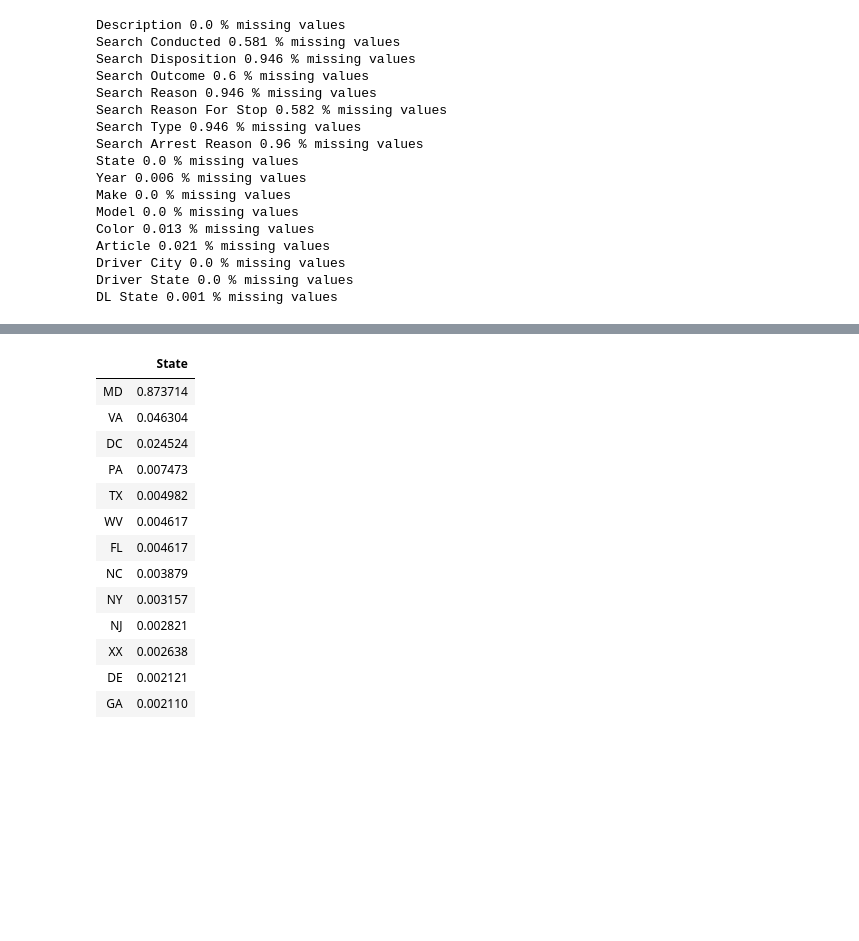
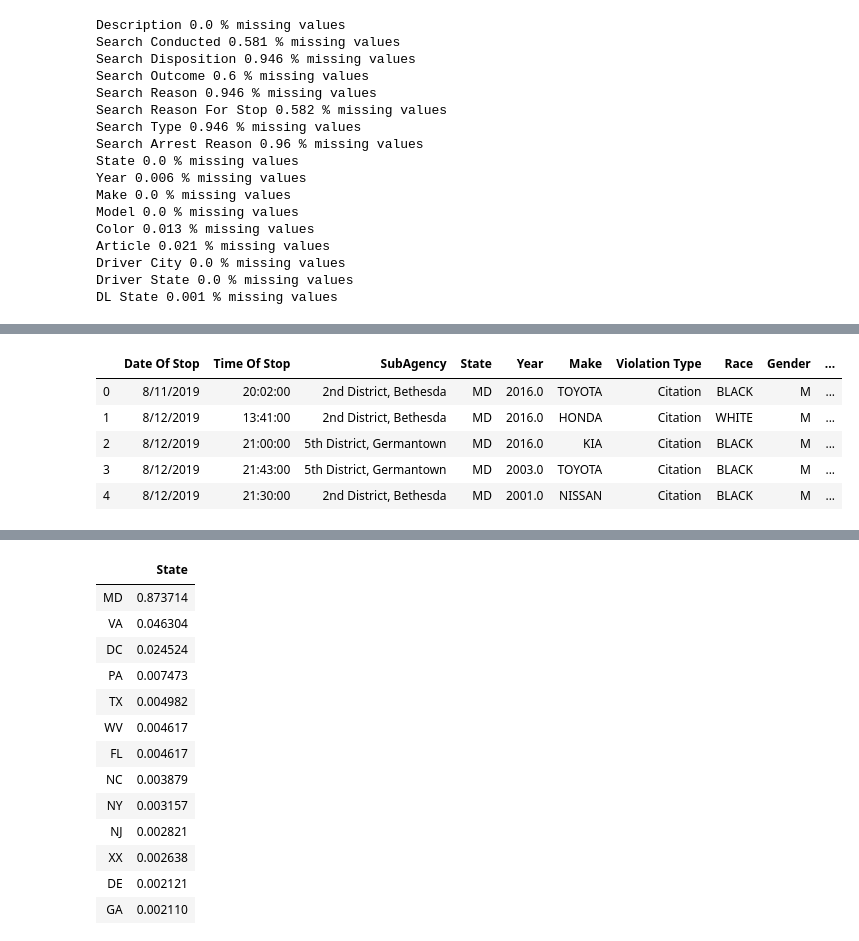
Before and after one commit to Dantarshi/Traffic-Stops, a Jupyter notebook: Traffic Stops.ipynb, the cells around one changed output, grey strips where cells are left out. Drawn from its saved outputs; the diff is of its cells as text; code cells hidden in the pictures; blank space fills up the shorter version.

```diff
--- a/Traffic Stops.ipynb
+++ b/Traffic Stops.ipynb
@@ -202,3 +206,13 @@ data.shape
+# %%
+data['Year Of Stop'] = pd.DatetimeIndex(data['Date Of Stop']).year
+data.head()
+# %% [output]
+|  | Date Of Stop | Time Of Stop | SubAgency | State | Year | Make | Violation Type | Race | Gender | ... |
+| 0 | 8/11/2019 | 20:02:00 | 2nd District, Bethesda | MD | 2016.0 | TOYOTA | Citation | BLACK | M | ... |
+| 1 | 8/12/2019 | 13:41:00 | 2nd District, Bethesda | MD | 2016.0 | HONDA | Citation | WHITE | M | ... |
+| 2 | 8/12/2019 | 21:00:00 | 5th District, Germantown | MD | 2016.0 | KIA | Citation | BLACK | M | ... |
+| 3 | 8/12/2019 | 21:43:00 | 5th District, Germantown | MD | 2003.0 | TOYOTA | Citation | BLACK | M | ... |
+| 4 | 8/12/2019 | 21:30:00 | 2nd District, Bethesda | MD | 2001.0 | NISSAN | Citation | BLACK | M | ... |
 # %%
 data.head()
 # %% [output]
```
Also changed, not shown: parts of 9 cells of this notebook.
